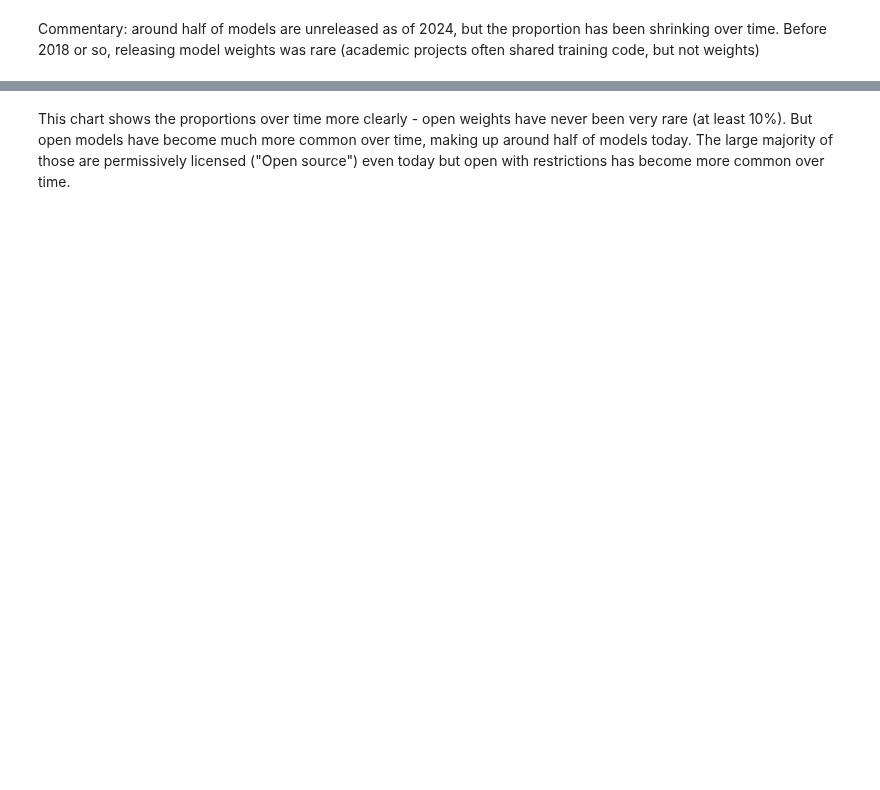
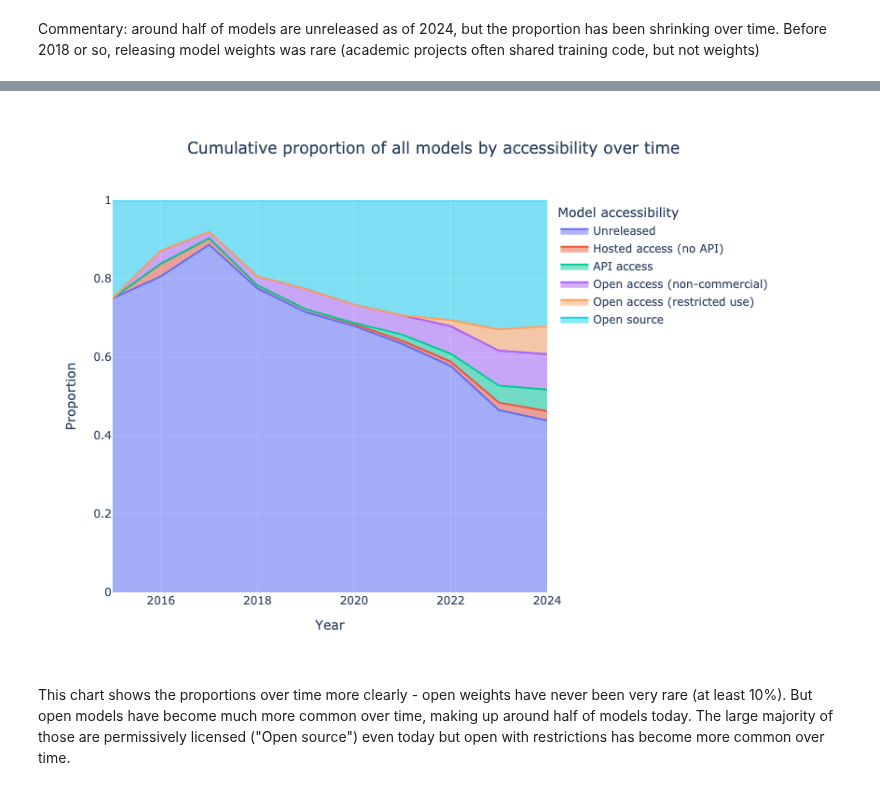
Before and after one commit to epoch-research/open-model-trends, a Jupyter notebook: data_exploration.ipynb, the cells around one changed output, grey strips where cells are left out. Cells and saved outputs as stored; diff of their text form; code cells hidden in the pictures; blank space fills up the shorter version.

```diff
--- a/data_exploration.ipynb
+++ b/data_exploration.ipynb
@@ -274,7 +283,10 @@ normalized_counts.head(20)
+# %%
+normalized_counts_total = normalize_counts(access_counts)
+normalized_counts_notable = normalize_counts(notable_counts)
 # %%
-fig = px.area(normalized_counts, x='Year', y='proportion', color='Model accessibility', line_group='Model accessibility',
+fig = px.area(normalized_counts_total, x='Year', y='proportion', color='Model accessibility', line_group='Model accessibility',
               labels={'proportion': 'Proportion', 'Year': 'Year'},
-              title='Cumulative proportion of models by accessibility over time')
+              title='Cumulative proportion of all models by accessibility over time')
 
 fig.update_yaxes(range=[0, 1])
 fig.update_layout(
@@ -283,7 +295,6 @@ fig.update_layout(
     height=600,
     title_x=0.2,
 )
-
 # save_plot(fig, results_dir, f'proportion_by_accessibility')
 fig.show()
 # %% [output]
@@ -291,2 +301,3 @@ fig.show()
+[figure, added]
 # %% [markdown]
 This chart shows the proportions over time more clearly - open weights have never been very rare (at least 10%). But open models have become much more common over time, making up around half of models today. The large majority of those are permissively licensed ("Open source") even today but open with restrictions has become more common over time.
```
Also changed, not shown: parts of 20 cells of this notebook.
